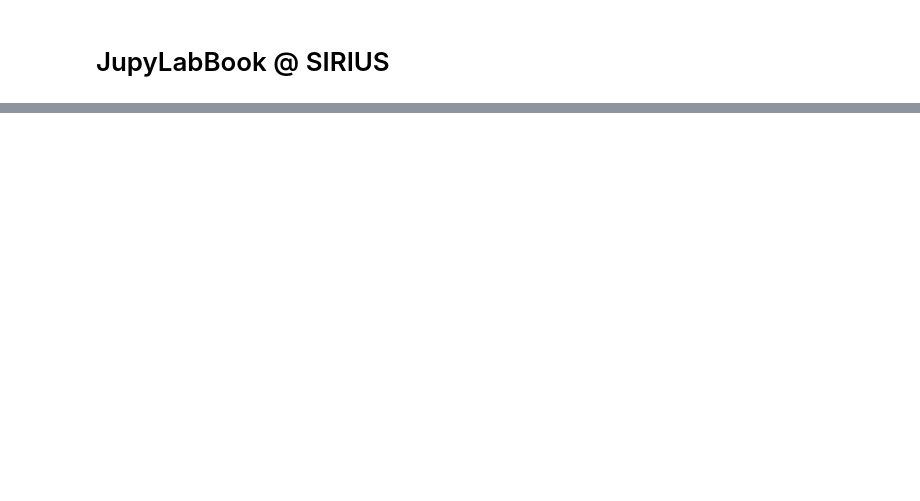
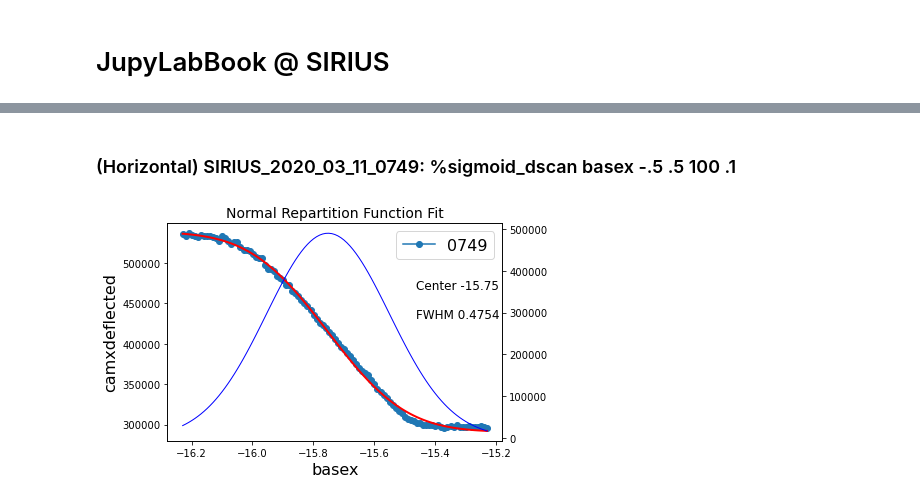
Before and after one commit to ArnaudHemmerle/JupyLabBook, a Jupyter notebook: Example.ipynb, the cells around one changed output, grey strips where cells are left out. Saved outputs shown, nothing was run; the diff lists cells and outputs as text; code cells hidden in the pictures; blank space fills up the shorter version.

```diff
--- a/Example.ipynb
+++ b/Example.ipynb
@@ -84,0 +173,6 @@ FF.Choose_action(expt)
+# %% [markdown]
+### (Horizontal) SIRIUS_2020_03_11_0749: %sigmoid_dscan basex -.5 .5 100 .1
+# %%
+CF.GaussianRepartition_fit(nxs_filename='SIRIUS_2020_03_11_0749.nxs', recording_dir = expt.recording_dir,xLabel='basex', yLabel='camxdeflected')
+# %% [output]
+[figure, added]
```
Also changed, not shown: parts of 67 cells of this notebook, 2 other files.
